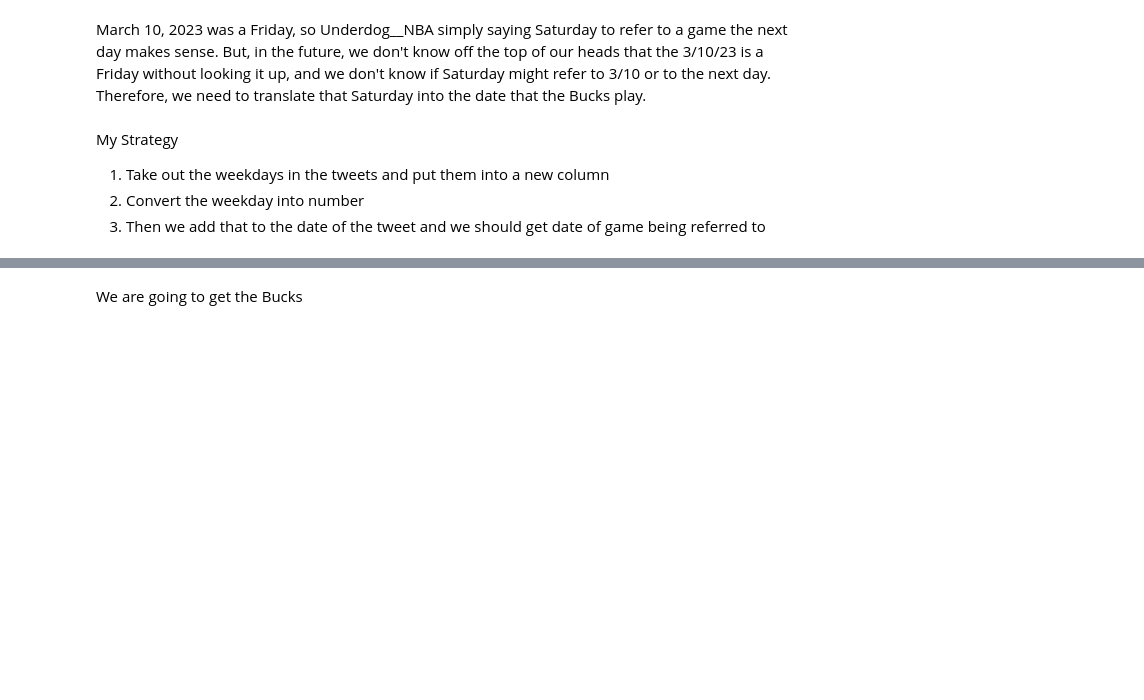
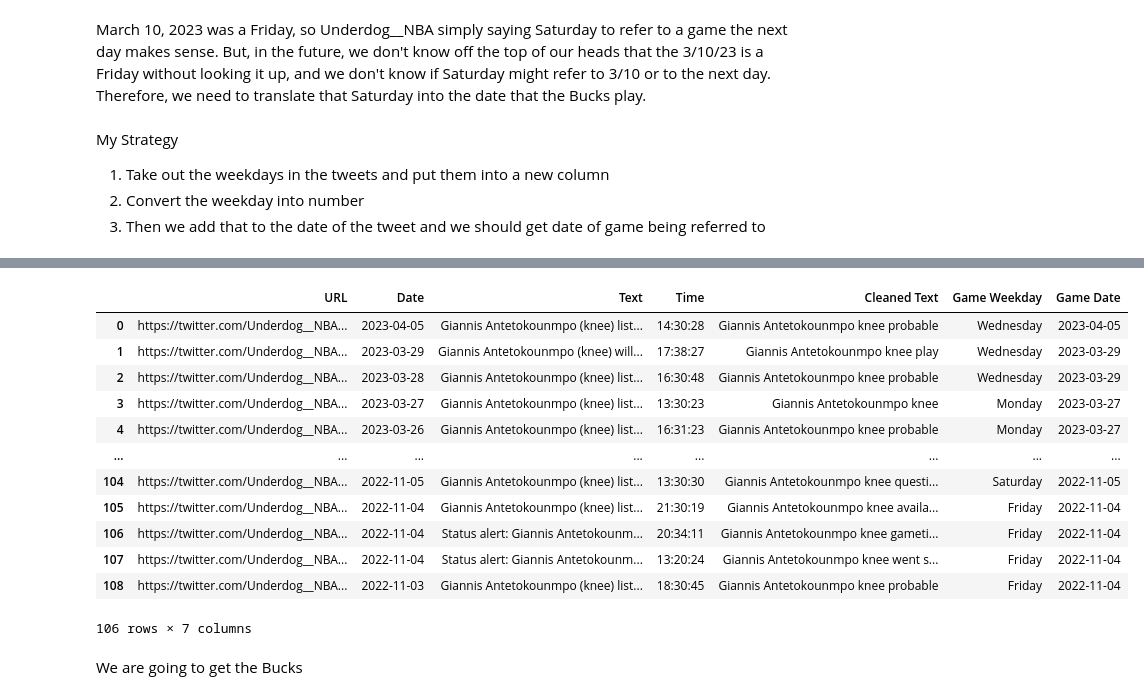
Before and after one commit to ahalajian/Change-In-Betting-Odds, a Jupyter notebook: Twitter_Scraping.ipynb, the cells around one changed output, grey strips where cells are left out. Saved outputs shown, nothing was run; the diff lists cells and outputs as text; code cells hidden in the pictures; blank space fills up the shorter version.

```diff
--- a/Twitter_Scraping.ipynb
+++ b/Twitter_Scraping.ipynb
@@ -245,8 +236,11 @@ giannis_df
 # %%
-#now numerate the weekday so we can add to the date
-
-# create a mapping of weekday names to numbers
-weekday_map = {'Monday': 0, 'Tuesday': 1, 'Wednesday': 2, 'Thursday': 3, 'Friday': 4, 'Saturday': 5, 'Sunday': 6}
-
-# replace weekday names with numbers
-giannis_df['day_of_week'] = giannis_df['Game weekday'].map(weekday_map).astype(int)
+def get_game_date(df):
+  """
+  Get the game date from the game weekday by converting it to an int, converting the tweet weekday to an int
+  """
+  weekday_map = {'Monday': 0, 'Tuesday': 1, 'Wednesday': 2, 'Thursday': 3, 'Friday': 4, 'Saturday': 5, 'Sunday': 6} # create a mapping of weekday names to numbers
+  game_weekday_num = df['Game Weekday'].map(weekday_map).astype(int) # replace weekday names with numbers
+  timedelta_series = pd.to_timedelta(game_weekday_num - pd.to_datetime(df['Date']).dt.dayofweek, unit='D') #gives us the difference between the game weekday and tweet weekdat
+  df['Game Date'] = pd.to_datetime(df['Date']) + timedelta_series #adds the difference to the tweet date
+  df.loc[df["Game Date"] < df["Date"], "Game Date"] += datetime.timedelta(days = 7) #the game date should always be after, so if before add 7
+  df['Game Date'] = df['Game Date'].dt.date
@@ -269,14 +246,0 @@ giannis_df
-# %%
-#getting the game date
-
-# convert the date series to datetime series
-datetime_series = pd.to_datetime(giannis_df["Date"])
-
-# create a Timedelta using the int series
-offset = pd.to_timedelta(giannis_df["day_of_week"], unit='d')
-
-# add the offset to the datetime series
-new_datetime_series = datetime_series + offset
-
-# convert the datetime series back to date series
-giannis_df["Game Date"] = new_datetime_series.dt.date
@@ -299,3 +253,20 @@ giannis_df
+# %%
+get_game_date(giannis_df)
+giannis_df
+# %% [output]
+|  | URL | Date | Text | Time | Cleaned Text | Game Weekday | Game Date |
+| 0 | https://twitter.com/Underdog__NBA... | 2023-04-05 | Giannis Antetokounmpo (knee) list... | 14:30:28 | Giannis Antetokounmpo knee probable | Wednesday | 2023-04-05 |
+| 1 | https://twitter.com/Underdog__NBA... | 2023-03-29 | Giannis Antetokounmpo (knee) will... | 17:38:27 | Giannis Antetokounmpo knee play | Wednesday | 2023-03-29 |
+| 2 | https://twitter.com/Underdog__NBA... | 2023-03-28 | Giannis Antetokounmpo (knee) list... | 16:30:48 | Giannis Antetokounmpo knee probable | Wednesday | 2023-03-29 |
+| 3 | https://twitter.com/Underdog__NBA... | 2023-03-27 | Giannis Antetokounmpo (knee) list... | 13:30:23 | Giannis Antetokounmpo knee | Monday | 2023-03-27 |
+| 4 | https://twitter.com/Underdog__NBA... | 2023-03-26 | Giannis Antetokounmpo (knee) list... | 16:31:23 | Giannis Antetokounmpo knee probable | Monday | 2023-03-27 |
+| ... | ... | ... | ... | ... | ... | ... | ... |
+| 104 | https://twitter.com/Underdog__NBA... | 2022-11-05 | Giannis Antetokounmpo (knee) list... | 13:30:30 | Giannis Antetokounmpo knee questi... | Saturday | 2022-11-05 |
+| 105 | https://twitter.com/Underdog__NBA... | 2022-11-04 | Giannis Antetokounmpo (knee) list... | 21:30:19 | Giannis Antetokounmpo knee availa... | Friday | 2022-11-04 |
+| 106 | https://twitter.com/Underdog__NBA... | 2022-11-04 | Status alert: Giannis Antetokounm... | 20:34:11 | Giannis Antetokounmpo knee gameti... | Friday | 2022-11-04 |
+| 107 | https://twitter.com/Underdog__NBA... | 2022-11-04 | Status alert: Giannis Antetokounm... | 13:20:24 | Giannis Antetokounmpo knee went s... | Friday | 2022-11-04 |
+| 108 | https://twitter.com/Underdog__NBA... | 2022-11-03 | Giannis Antetokounmpo (knee) list... | 18:30:45 | Giannis Antetokounmpo knee probable | Friday | 2022-11-04 |
+106 rows × 7 columns
 # %% [markdown]
 We are going to get the Bucks
 # %%
```
Also changed, not shown: parts of 16 cells of this notebook.
